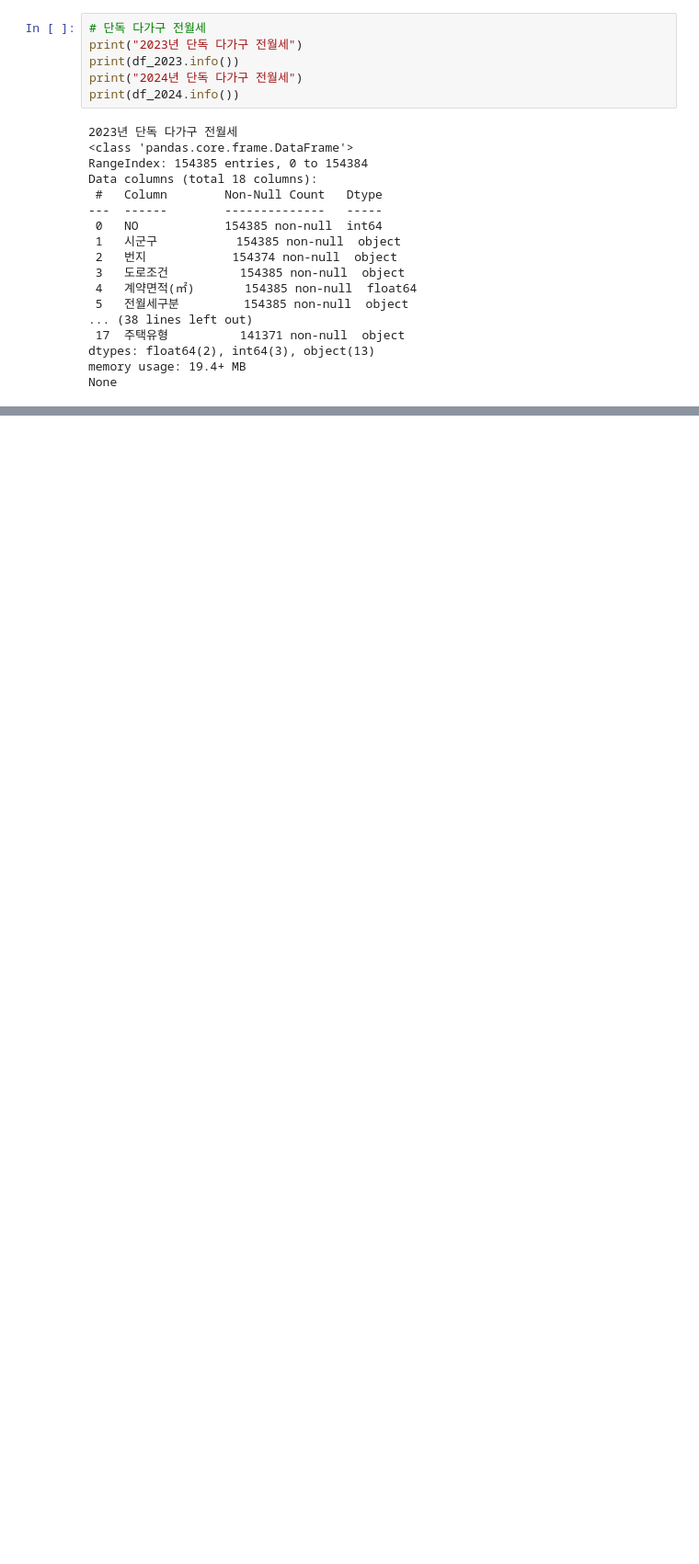
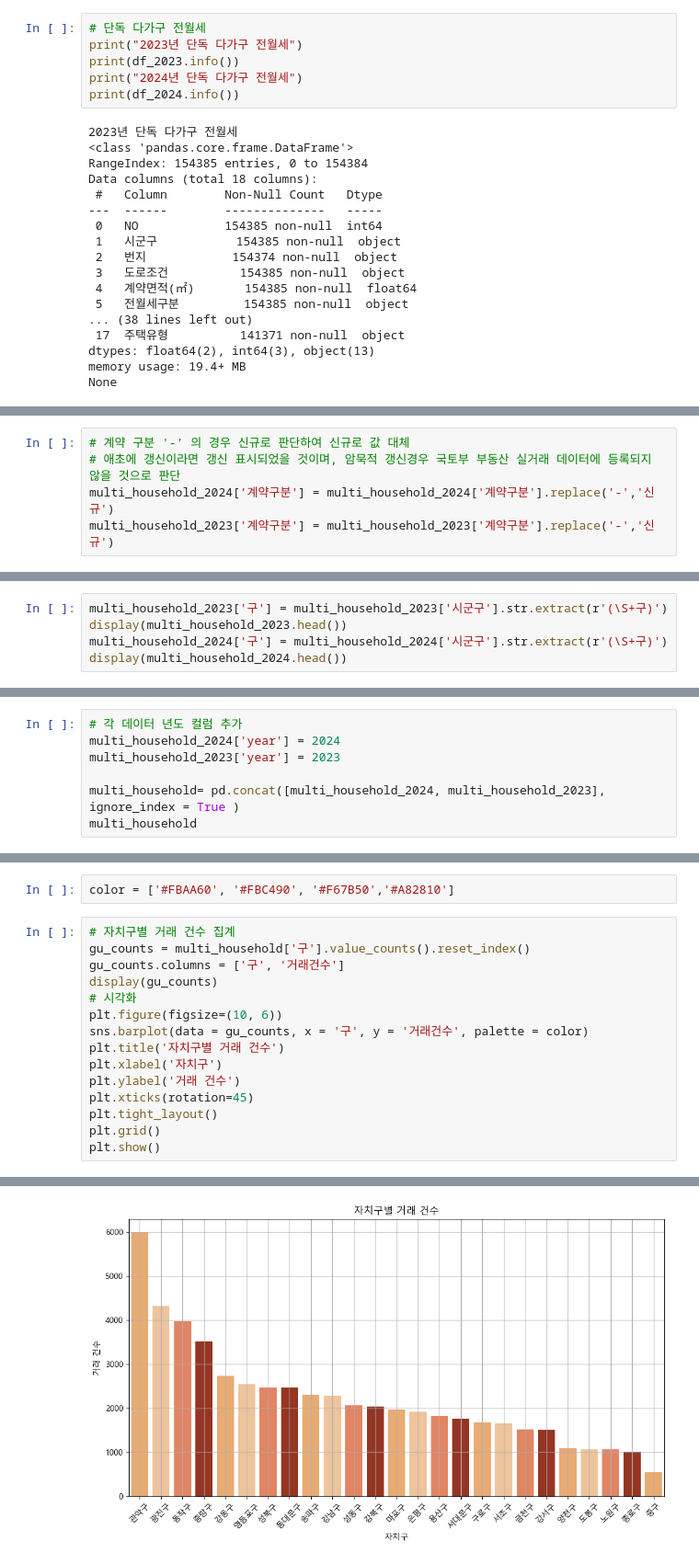
Before and after one commit to skqkrl/SDC_project, a Jupyter notebook: geumhui.ipynb, the cells around one changed output, grey strips where cells are left out. Shown at 92% size. Saved outputs shown, nothing was run; the diff lists cells and outputs as text; blank space fills up the shorter version.

```diff
--- a/geumhui.ipynb
+++ b/geumhui.ipynb
@@ -523,0 +220,5 @@ display(df_deal2024_cleaned['계약구분'].value_counts().reset_index())
+# %%
+# 계약 구분 '-' 의 경우 신규로 판단하여 신규로 값 대체
+# 애초에 갱신이라면 갱신 표시되었을 것이며, 암묵적 갱신경우 국토부 부동산 실거래 데이터에 등록되지 않을 것으로 판단
+multi_household_2024['계약구분'] = multi_household_2024['계약구분'].replace('-','신규')
+multi_household_2023['계약구분'] = multi_household_2023['계약구분'].replace('-','신규')
@@ -523,0 +261,5 @@ display(df_deal2024_cleaned['계약구분'].value_counts().reset_index())
+# %%
+multi_household_2023['구'] = multi_household_2023['시군구'].str.extract(r'(\S+구)')
+display(multi_household_2023.head())
+multi_household_2024['구'] = multi_household_2024['시군구'].str.extract(r'(\S+구)')
+display(multi_household_2024.head())
@@ -523,0 +323,7 @@ display(df_deal2024_cleaned['계약구분'].value_counts().reset_index())
+# %%
+# 각 데이터 년도 컬럼 추가
+multi_household_2024['year'] = 2024
+multi_household_2023['year'] = 2023
+
+multi_household= pd.concat([multi_household_2024, multi_household_2023], ignore_index = True )
+multi_household
@@ -523,0 +368,18 @@ display(df_deal2024_cleaned['계약구분'].value_counts().reset_index())
+# %%
+color = ['#FBAA60', '#FBC490', '#F67B50','#A82810']
+# %%
+# 자치구별 거래 건수 집계
+gu_counts = multi_household['구'].value_counts().reset_index()
+gu_counts.columns = ['구', '거래건수']
+display(gu_counts)
+# 시각화
+plt.figure(figsize=(10, 6))
+sns.barplot(data = gu_counts, x = '구', y = '거래건수', palette = color)
+plt.title('자치구별 거래 건수')
+plt.xlabel('자치구')
+plt.ylabel('거래 건수')
+plt.xticks(rotation=45)
+plt.tight_layout()
+plt.grid()
+plt.show()
+# %% [output]
@@ -523,0 +408 @@ display(df_deal2024_cleaned['계약구분'].value_counts().reset_index())
+[figure, added]
```
Also changed, not shown: parts of 43 cells of this notebook.
